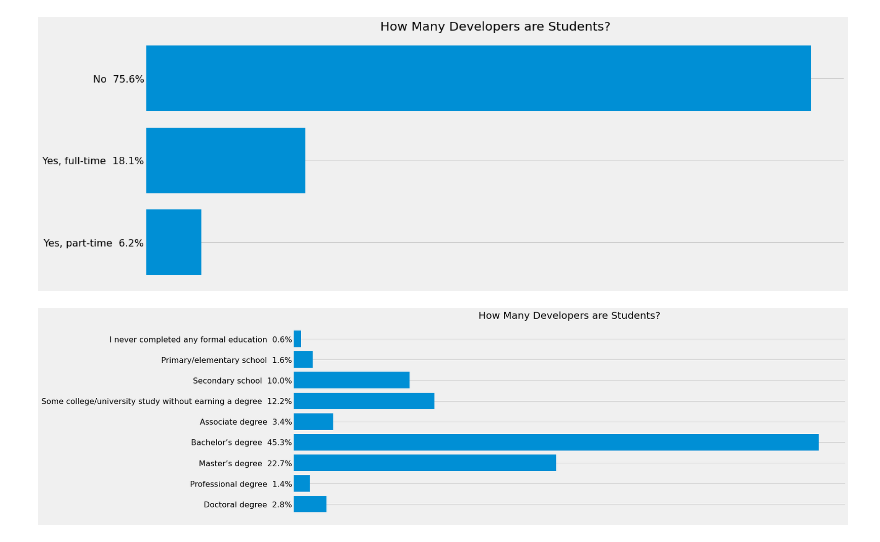
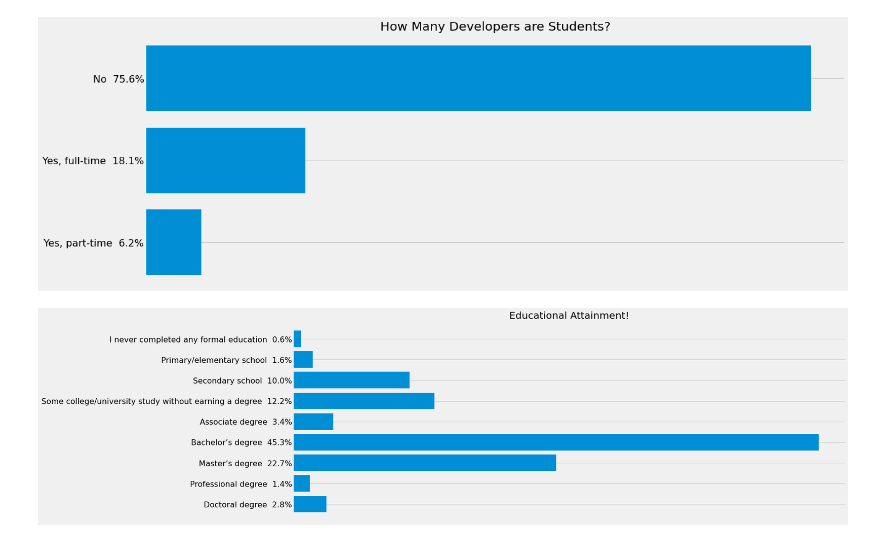
Before and after one commit to qristinius/Stackoverflow-Survey-2019, a Jupyter notebook: dev_survey_results_2019.ipynb, the cells around one changed output. Cells and saved outputs as stored; diff of their text form; code cells hidden in the pictures.

```diff
--- a/dev_survey_results_2019.ipynb
+++ b/dev_survey_results_2019.ipynb
@@ -548,29 +548,29 @@ Build_Barh_sizes(key_Phrases, Quantity, edu, "fivethirtyeight", False , (18,7),
 # %%
 edu_level = data["EdLevel"]
 edu_level.dropna(inplace = True)
 
 
 edu_level = np.where(edu_level == "Secondary school (e.g. American high school, German Realschule or Gymnasium, etc.)", "Secondary school", edu_level)
 edu_level = np.where(edu_level == "Bachelor’s degree (BA, BS, B.Eng., etc.)", "Bachelor’s degree", edu_level)
 edu_level = np.where(edu_level == "Master’s degree (MA, MS, M.Eng., MBA, etc.)", "Master’s degree", edu_level)
 edu_level = np.where(edu_level == "Professional degree (JD, MD, etc.)", "Professional degree", edu_level)
 edu_level = np.where(edu_level == "Other doctoral degree (Ph.D, Ed.D., etc.)", "Doctoral degree", edu_level)
 
 
 key_Phrases= ["I never completed any formal education", "Primary/elementary school" , "Secondary school",
 "Some college/university study without earning a degree", "Associate degree", "Bachelor’s degree",
 "Master’s degree", "Professional degree", "Doctoral degree"]
 
 counted = Counter(edu_level)
 
 Quantity = []
 
 key_Phrases.reverse()
 Quantity.reverse()
 for i in key_Phrases:
     Quantity.append(counted[i])
 
 
-Build_Barh_sizes(key_Phrases, Quantity, edu_level, "fivethirtyeight", False , (18,7), "Educational Attainment")
+Build_Barh_sizes(key_Phrases, Quantity, edu_level, "fivethirtyeight", False , (18,7), "Educational Attainment!")
 # %% [output]
-[figure, old version]
+[figure, new version]
```
